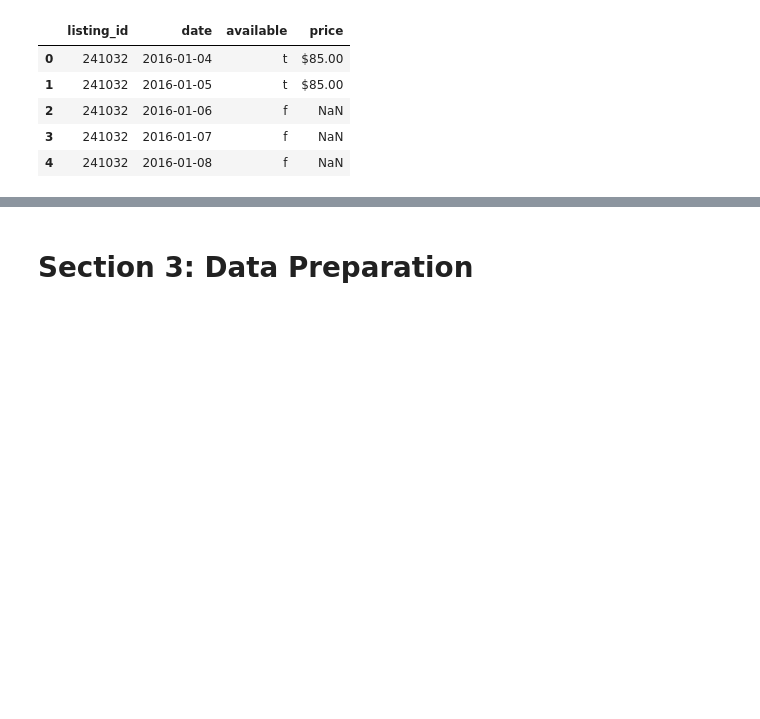
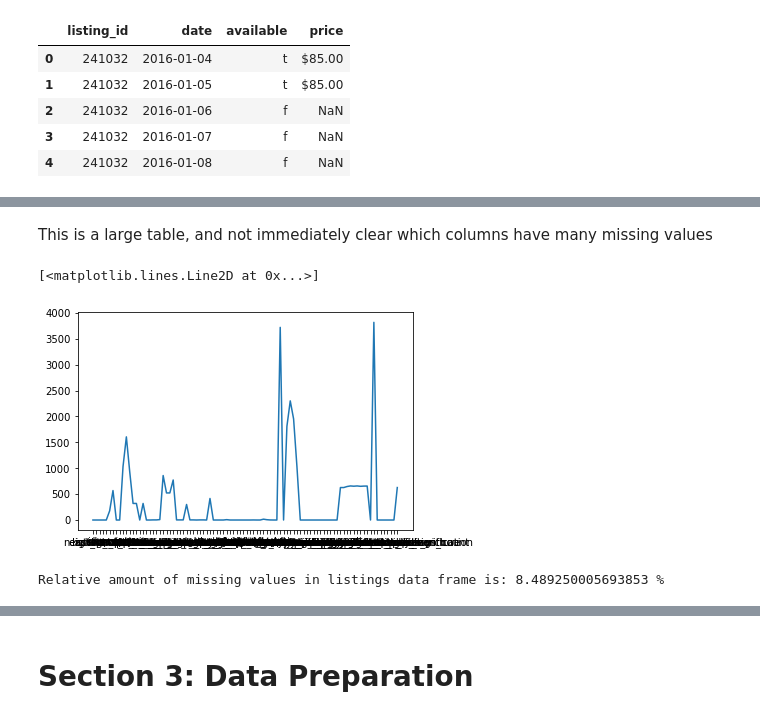
Before and after one commit to OysteinSomm/Udacity_DataScience, a Jupyter notebook: Airbnb.ipynb, the cells around one changed output, grey strips where cells are left out. Cells and saved outputs as stored; diff of their text form; code cells hidden in the pictures; blank space fills up the shorter version.

```diff
--- a/Airbnb.ipynb
+++ b/Airbnb.ipynb
@@ -32,0 +68,9 @@ calendar.head()
+# %% [markdown]
+This is a large table, and not immediately clear which columns have many missing values
+# %%
+series = listings.isna().sum()
+# %%
+plt.plot(series)
+# %% [output]
+[<matplotlib.lines.Line2D at 0x...>]
+[figure, added]
@@ -32,0 +79,4 @@ calendar.head()
+# %%
+print('Relative amount of missing values in listings data frame is: '+ str(relative) +' %')
+# %% [output]
+Relative amount of missing values in listings data frame is: 8.489250005693853 %
```
Also changed, not shown: parts of 16 cells of this notebook.
